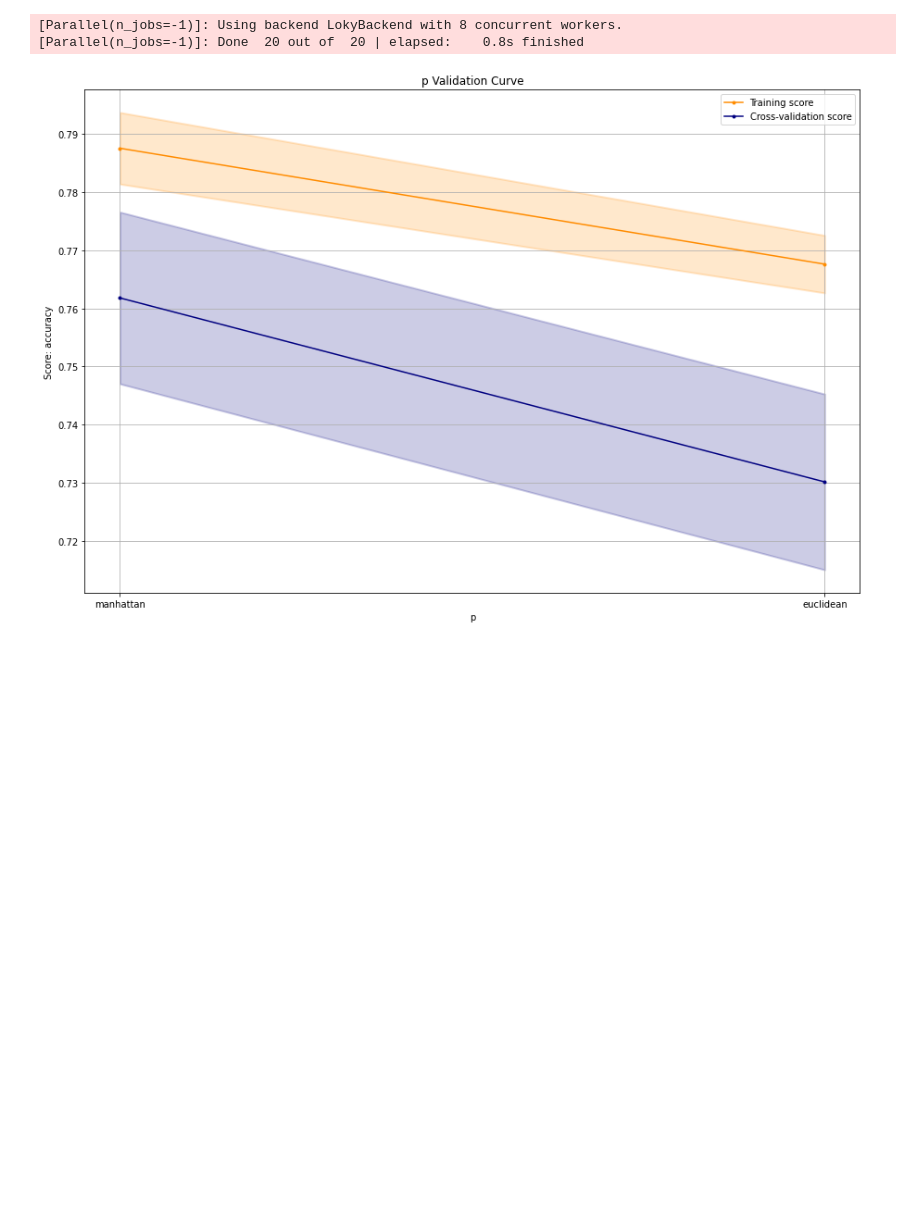
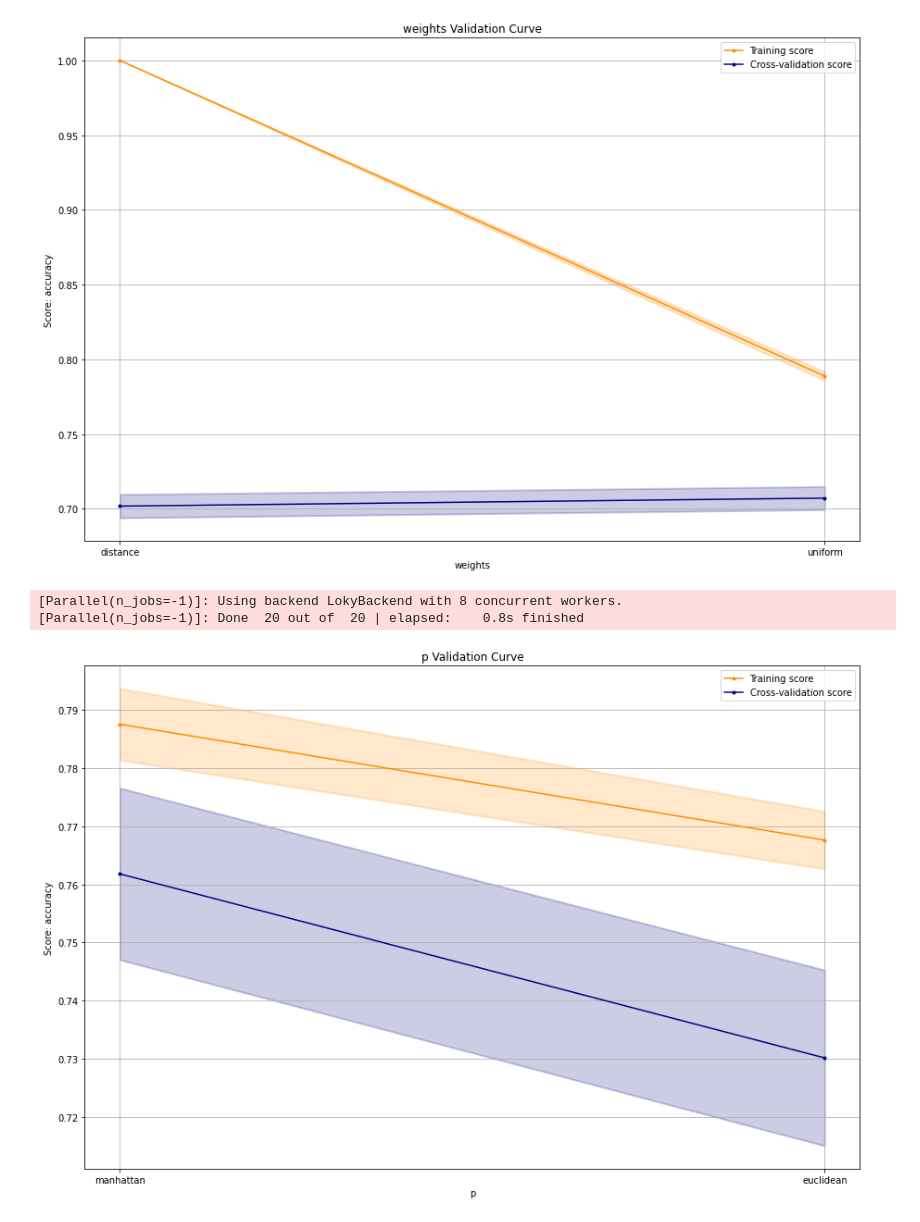
Before and after one commit to Inquisitive-ME/SupervisedLearning_Project_Code, a Jupyter notebook: KNN/generated_noisy_nonlinear_knn_analysis.ipynb, the cells around one changed output. Cells and saved outputs as stored; diff of their text form; code cells hidden in the pictures; blank space fills up the shorter version.

```diff
--- a/KNN/generated_noisy_nonlinear_knn_analysis.ipynb
+++ b/KNN/generated_noisy_nonlinear_knn_analysis.ipynb
@@ -45,0 +47,5 @@ TrainingCurves.plot_validation_curve(train_scores_mean, train_scores_std, test_s
+# %%
+train_scores_mean, train_scores_std, test_scores_mean, test_scores_std = \
+TrainingCurves.perform_validation_curve(neighbors.KNeighborsClassifier(), X_train, y_train, "weights", weights, 'accuracy', cv=TrainingCurves.get_cv())
+TrainingCurves.plot_validation_curve(train_scores_mean, train_scores_std, test_scores_mean, test_scores_std, "weights", weights, title="weights Validation Curve", scoring="accuracy", tick_spacing=1)
+# %% [output]
@@ -46,3 +54,4 @@ TrainingCurves.plot_validation_curve(train_scores_mean, train_scores_std, test_s
+[figure, added]
 # %%
 train_scores_mean, train_scores_std, test_scores_mean, test_scores_std = \
 TrainingCurves.perform_validation_curve(neighbors.KNeighborsClassifier(n_neighbors=11), X_train, y_train, "p", p, 'accuracy', cv=TrainingCurves.get_cv())
```
Also changed, not shown: parts of 6 cells of this notebook, 7 other files.
